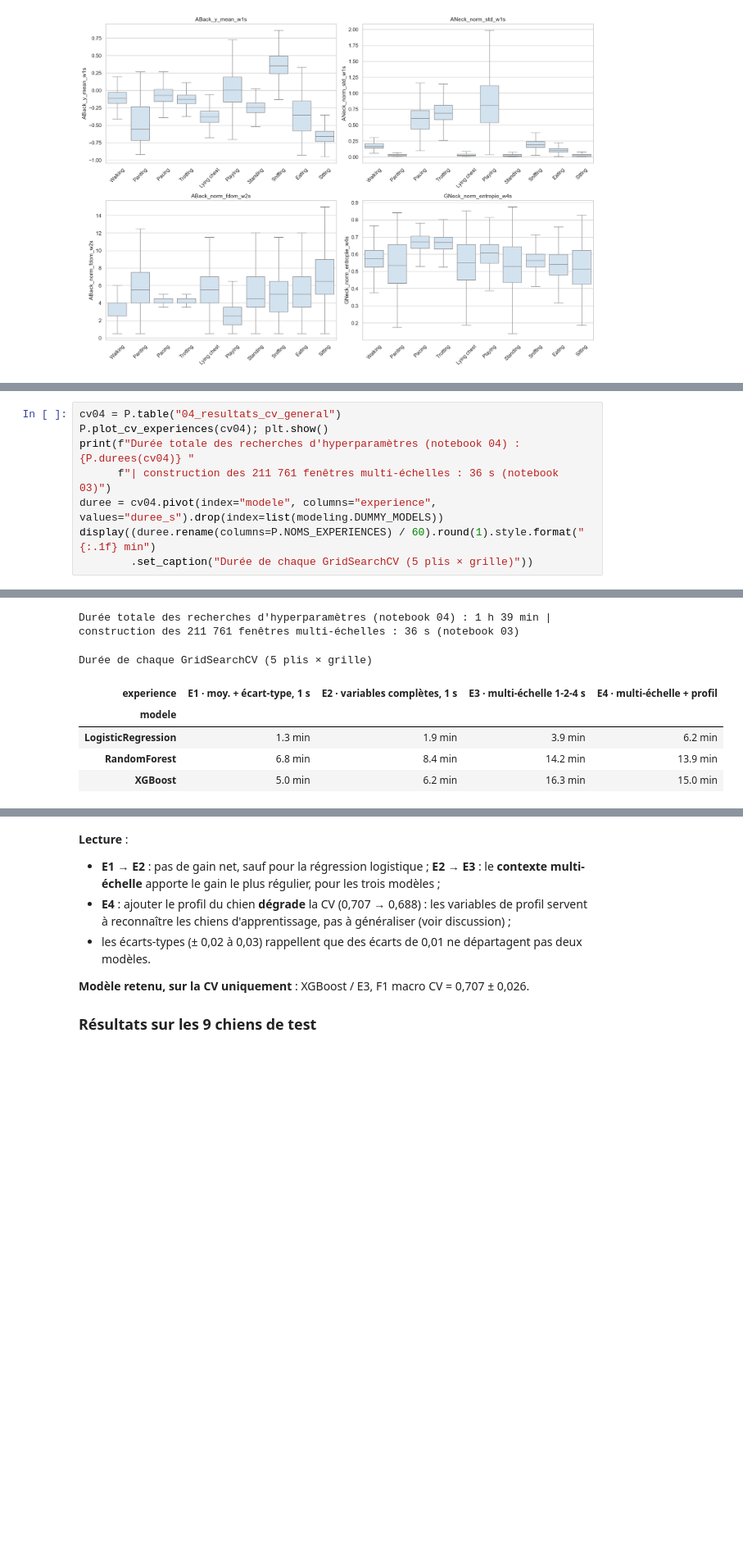
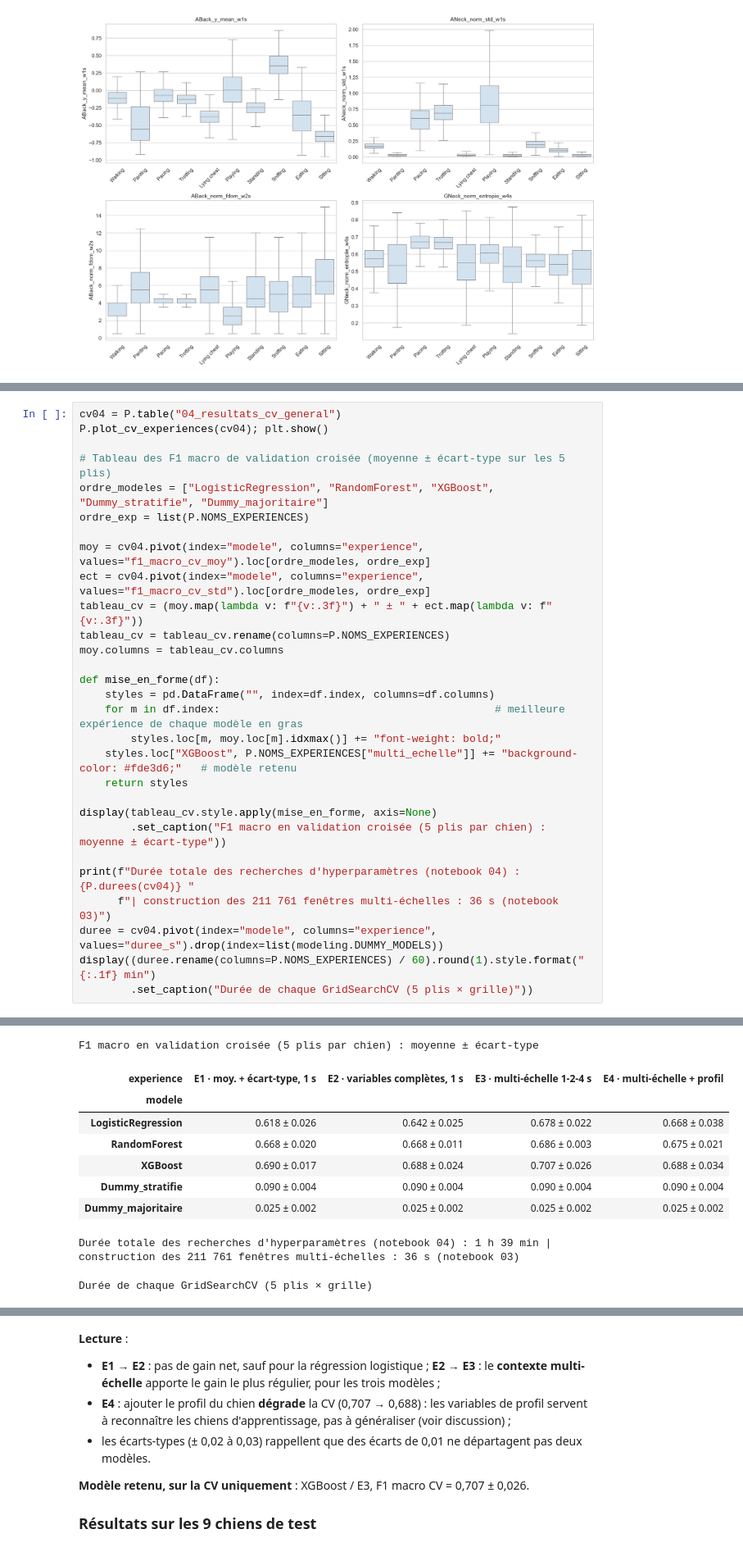
Before and after one commit to aporchet/dog-behavior-analysis, a Jupyter notebook: notebooks/08_presentation_soutenance.ipynb, the cells around one changed output, grey strips where cells are left out. Shown at 82% size. Saved outputs shown, nothing was run; the diff lists cells and outputs as text; blank space fills up the shorter version.

Commit message:
feat: interpretation modif notebook 03 and 08

```diff
--- a/notebooks/08_presentation_soutenance.ipynb
+++ b/notebooks/08_presentation_soutenance.ipynb
@@ -231,17 +236,41 @@ Les quatre expériences utilisent **exactement les mêmes fenêtres** : seules l
 # %%
 cv04 = P.table("04_resultats_cv_general")
 P.plot_cv_experiences(cv04); plt.show()
+
+# Tableau des F1 macro de validation croisée (moyenne ± écart-type sur les 5 plis)
+ordre_modeles = ["LogisticRegression", "RandomForest", "XGBoost", "Dummy_stratifie", "Dummy_majoritaire"]
+ordre_exp = list(P.NOMS_EXPERIENCES)
+
+moy = cv04.pivot(index="modele", columns="experience", values="f1_macro_cv_moy").loc[ordre_modeles, ordre_exp]
+ect = cv04.pivot(index="modele", columns="experience", values="f1_macro_cv_std").loc[ordre_modeles, ordre_exp]
+tableau_cv = (moy.map(lambda v: f"{v:.3f}") + " ± " + ect.map(lambda v: f"{v:.3f}"))
+tableau_cv = tableau_cv.rename(columns=P.NOMS_EXPERIENCES)
+moy.columns = tableau_cv.columns
+
+def mise_en_forme(df):
+    styles = pd.DataFrame("", index=df.index, columns=df.columns)
+    for m in df.index:                                           # meilleure expérience de chaque modèle en gras
+        styles.loc[m, moy.loc[m].idxmax()] += "font-weight: bold;"
+    styles.loc["XGBoost", P.NOMS_EXPERIENCES["multi_echelle"]] += "background-color: #fde3d6;"   # modèle retenu
+    return styles
+
+display(tableau_cv.style.apply(mise_en_forme, axis=None)
+        .set_caption("F1 macro en validation croisée (5 plis par chien) : moyenne ± écart-type"))
+
 print(f"Durée totale des recherches d'hyperparamètres (notebook 04) : {P.durees(cv04)} "
       f"| construction des 211 761 fenêtres multi-échelles : 36 s (notebook 03)")
 duree = cv04.pivot(index="modele", columns="experience", values="duree_s").drop(index=list(modeling.DUMMY_MODELS))
 display((duree.rename(columns=P.NOMS_EXPERIENCES) / 60).round(1).style.format("{:.1f} min")
         .set_caption("Durée de chaque GridSearchCV (5 plis × grille)"))
 # %% [output]
 [figure]
-Durée totale des recherches d'hyperparamètres (notebook 04) : 1 h 39 min | construction des 211 761 fenêtres multi-échelles : 36 s (notebook 03)
+F1 macro en validation croisée (5 plis par chien) : moyenne ± écart-type
+| experience | E1 · moy. + écart-type, 1 s | E2 · variables complètes, 1 s | E3 · multi-échelle 1-2-4 s | E4 · multi-échelle + profil |
+| modele |  |  |  |  |
+| LogisticRegression | 0.618 ± 0.026 | 0.642 ± 0.025 | 0.678 ± 0.022 | 0.668 ± 0.038 |
+| RandomForest | 0.668 ± 0.020 | 0.668 ± 0.011 | 0.686 ± 0.003 | 0.675 ± 0.021 |
+| XGBoost | 0.690 ± 0.017 | 0.688 ± 0.024 | 0.707 ± 0.026 | 0.688 ± 0.034 |
+| Dummy_stratifie | 0.090 ± 0.004 | 0.090 ± 0.004 | 0.090 ± 0.004 | 0.090 ± 0.004 |
+| Dummy_majoritaire | 0.025 ± 0.002 | 0.025 ± 0.002 | 0.025 ± 0.002 | 0.025 ± 0.002 |
-Durée de chaque GridSearchCV (5 plis × grille)
+Durée totale des recherches d'hyperparamètres (notebook 04) : 1 h 39 min | construction des 211 761 fenêtres multi-échelles : 36 s (notebook 03)
-| experience | E1 · moy. + écart-type, 1 s | E2 · variables complètes, 1 s | E3 · multi-échelle 1-2-4 s | E4 · multi-échelle + profil |
-| modele |  |  |  |  |
-| LogisticRegression | 1.3 min | 1.9 min | 3.9 min | 6.2 min |
-| RandomForest | 6.8 min | 8.4 min | 14.2 min | 13.9 min |
-| XGBoost | 5.0 min | 6.2 min | 16.3 min | 15.0 min |
+Durée de chaque GridSearchCV (5 plis × grille)
```
Also changed, not shown: parts of 2 cells of this notebook, 1 other file.
